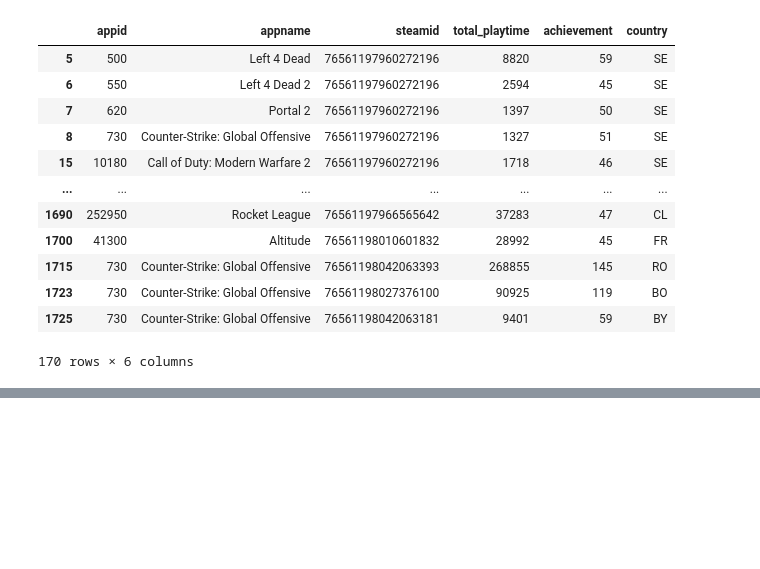
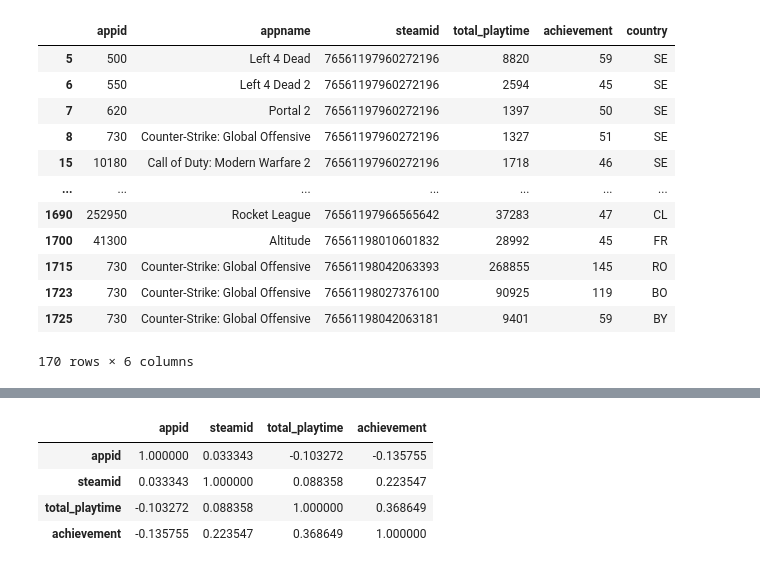
Before and after one commit to tanay-gangey/Full-Steam-Ahead, a Jupyter notebook: notebook/Process Steam Data Player Achievement.ipynb, the cells around one changed output, grey strips where cells are left out. Saved outputs shown, nothing was run; the diff lists cells and outputs as text; code cells hidden in the pictures; blank space fills up the shorter version.

```diff
--- a/notebook/Process Steam Data Player Achievement.ipynb
+++ b/notebook/Process Steam Data Player Achievement.ipynb
@@ -339,0 +386,8 @@ top_10_percent
+# %%
+top_country_achievement.drop_duplicates().corr()
+# %% [output]
+|  | appid | steamid | total_playtime | achievement |
+| appid | 1.000000 | 0.033343 | -0.103272 | -0.135755 |
+| steamid | 0.033343 | 1.000000 | 0.088358 | 0.223547 |
+| total_playtime | -0.103272 | 0.088358 | 1.000000 | 0.368649 |
+| achievement | -0.135755 | 0.223547 | 0.368649 | 1.000000 |
```
Also changed, not shown: parts of 5 cells of this notebook, 1 other file.
